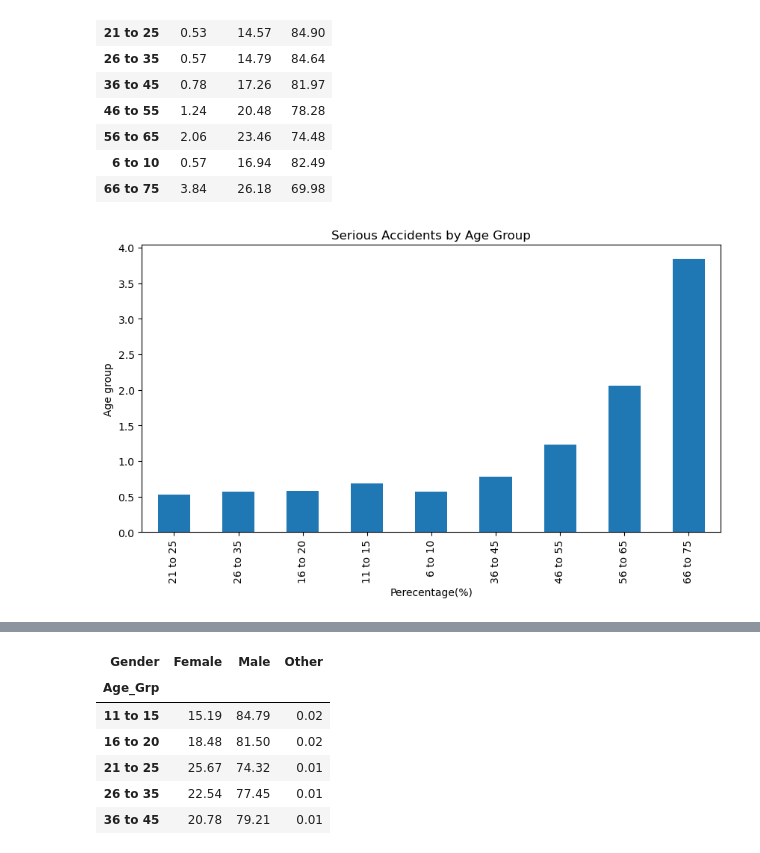
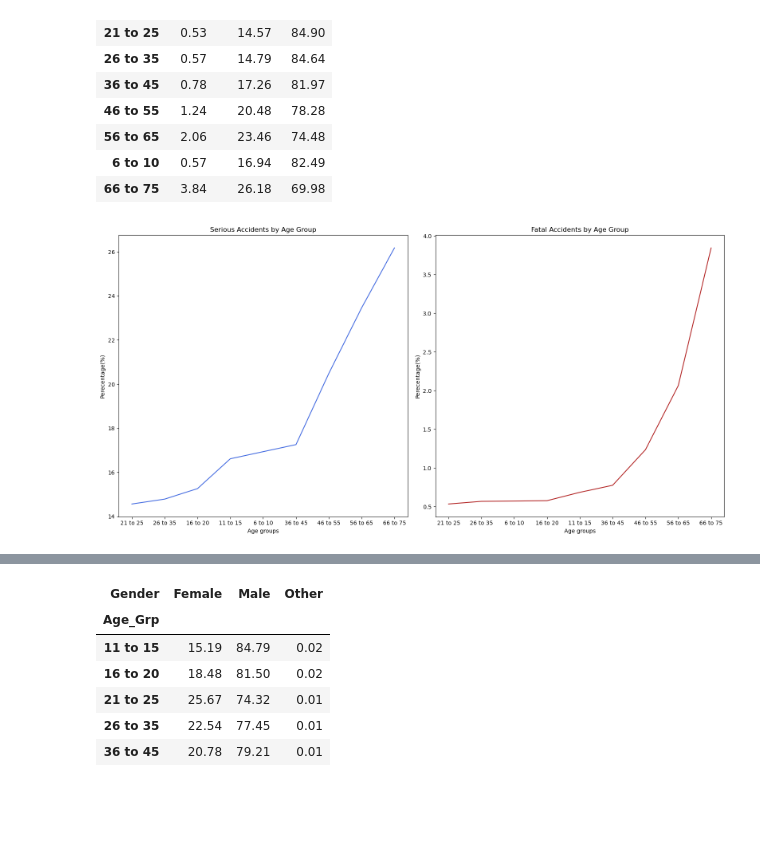
Before and after one commit to mchase007/EDA_UK_Bicycle_Accidents_1979_2018, a Jupyter notebook: EDA_BicycleAccidents.ipynb, the cells around one changed output, grey strips where cells are left out. Drawn from its saved outputs; the diff is of its cells as text; code cells hidden in the pictures; blank space fills up the shorter version.

Commit message:
Fatal and Serious vs age group graph updated

```diff
--- a/EDA_BicycleAccidents.ipynb
+++ b/EDA_BicycleAccidents.ipynb
@@ -957,10 +958,21 @@ age_grp_severity_percent_cross_table.round(2)
 | 6 to 10 | 0.57 | 16.94 | 82.49 |
 | 66 to 75 | 3.84 | 26.18 | 69.98 |
 # %%
-# Barchart for Serious accidents by age group
-serious_sorted_table = age_grp_severity_percent_cross_table.sort_values(by='Serious')
-serious_sorted_table['Fatal'].plot(kind='bar',xlabel='Perecentage(%)',
-                                         ylabel='Age group', title='Serious Accidents by Age Group', layout='tight', figsize=(10,5))
+# Graph for Serious and Fatal accidents by age group
+serious_sorted_table = age_grp_severity_percent_cross_table['Serious'].sort_values()
+fatal_sorted_table = age_grp_severity_percent_cross_table['Fatal'].sort_values()
+
+fig1,(ax1, ax2) = plt.subplots(1,2, figsize=(16,8), layout='tight')
+ax1.plot(serious_sorted_table, color='royalblue')
+ax1.set_title('Serious Accidents by Age Group')
+ax1.set_ylabel('Perecentage(%)')
+ax1.set_xlabel('Age groups')
+
+ax2.plot(fatal_sorted_table, color='firebrick')
+ax2.set_title('Fatal Accidents by Age Group')
+ax2.set_ylabel('Perecentage(%)')
+ax2.set_xlabel('Age groups')
+
 plt.show()
 # %% [output]
-[figure, old version]
+[figure, new version]
```
Also changed, not shown: parts of 8 cells of this notebook.
